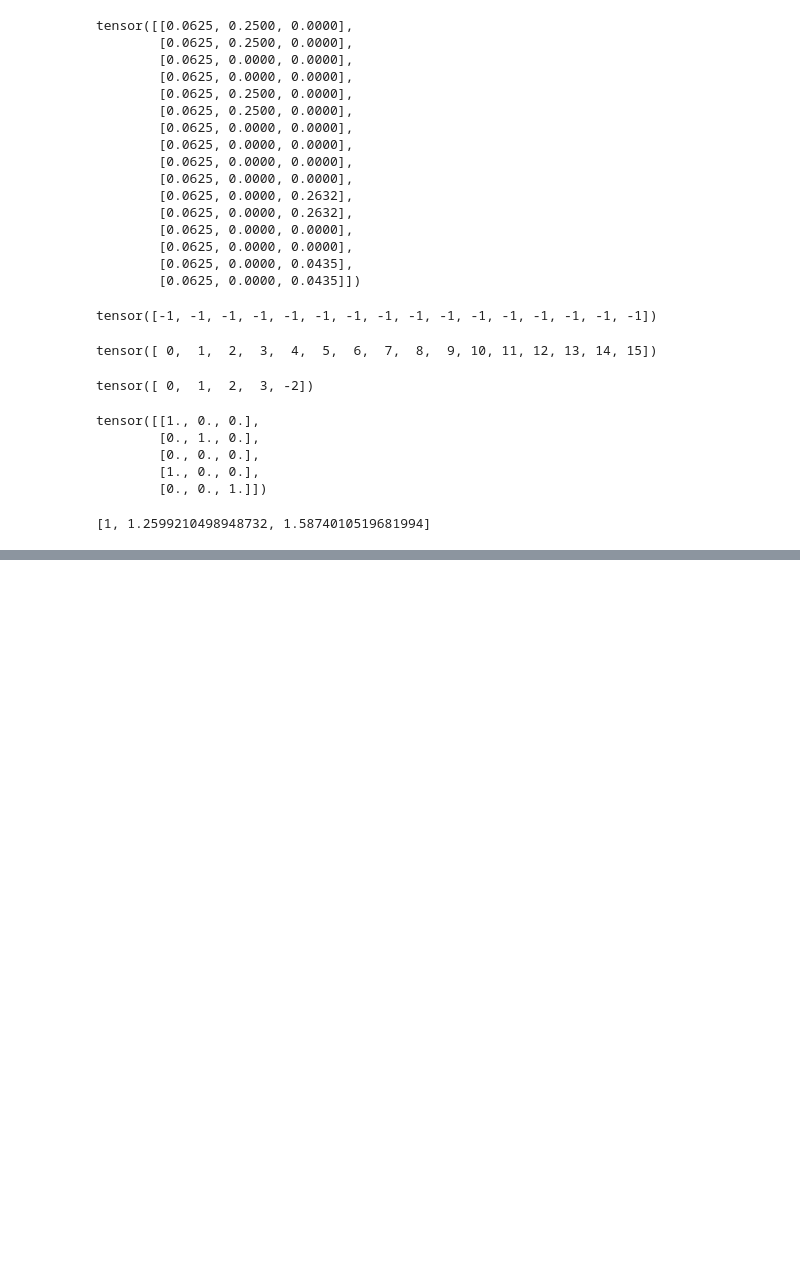
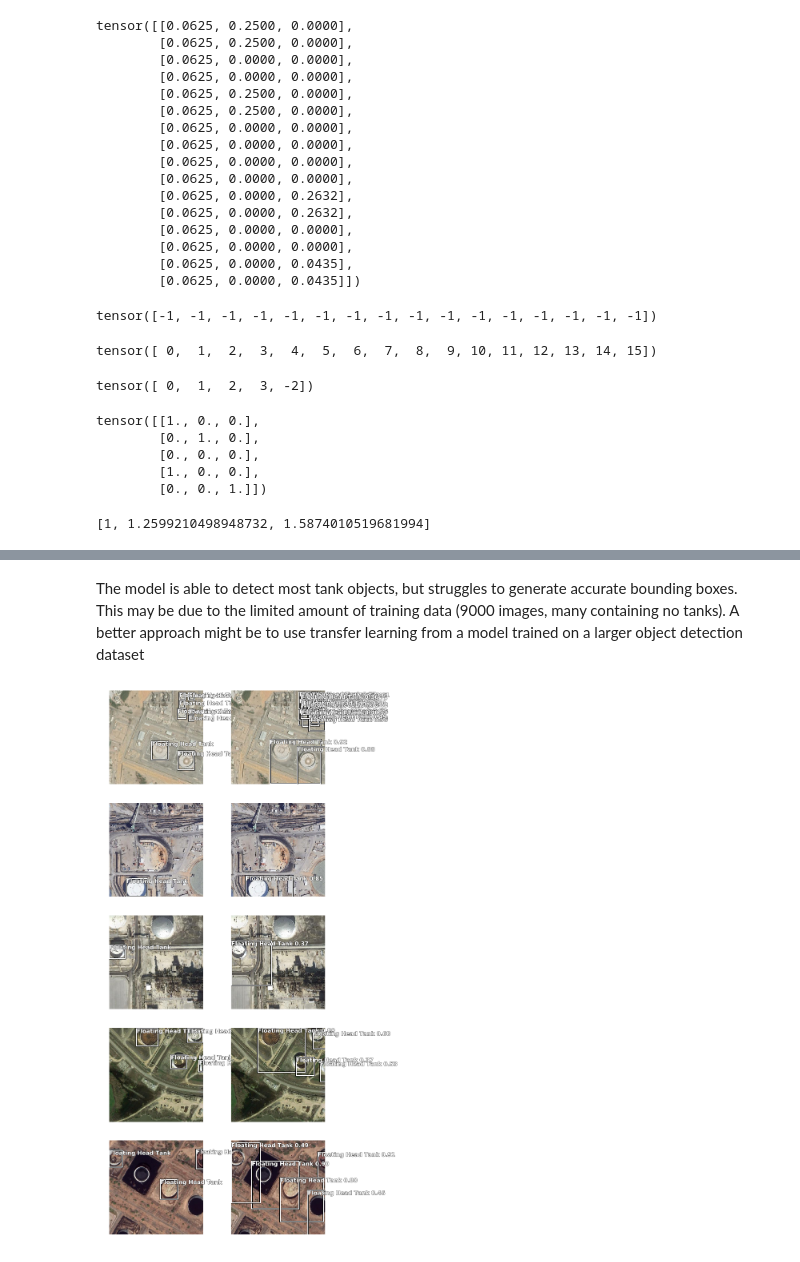
Before and after one commit to kheyer/Oil-Tank-Volume-Estimation, a Jupyter notebook: Object Detection.ipynb, the cells around one changed output, grey strips where cells are left out. Saved outputs shown, nothing was run; the diff lists cells and outputs as text; code cells hidden in the pictures; blank space fills up the shorter version.

Commit message:
object detection results

```diff
--- a/Object Detection.ipynb
+++ b/Object Detection.ipynb
@@ -447,0 +520,4 @@ learn = learn.split(retina_net_split)
+# %%
+img,target = next(iter(data.valid_dl))
+with torch.no_grad():
+    output = learn.model(img)
@@ -447,0 +580,44 @@ learn = learn.split(retina_net_split)
+# %%
+def process_output(output, i, detect_thresh=0.25):
+    clas_pred,bbox_pred,sizes = output[0][i], output[1][i], output[2]
+    anchors = create_anchors(sizes, ratios, scales).to(clas_pred.device)
+    bbox_pred = activ_to_bbox(bbox_pred, anchors)
+    clas_pred = torch.sigmoid(clas_pred)
+    detect_mask = clas_pred.max(1)[0] > detect_thresh
+    bbox_pred, clas_pred = bbox_pred[detect_mask], clas_pred[detect_mask]
+    bbox_pred = tlbr2cthw(torch.clamp(cthw2tlbr(bbox_pred), min=-1, max=1))
+    if clas_pred.numel() == 0: return [],[],[]
+    scores, preds = clas_pred.max(1)
+    return bbox_pred, scores, preds
+# %%
+def show_preds(img, output, idx, detect_thresh=0.25, classes=None, ax=None):
+    bbox_pred, scores, preds = process_output(output, idx, detect_thresh)
+    if len(scores) != 0:
+        to_keep = nms(bbox_pred, scores)
+        bbox_pred, preds, scores = bbox_pred[to_keep].cpu(), preds[to_keep].cpu(), scores[to_keep].cpu()
+        t_sz = torch.Tensor([*img.size])[None].float()
+        bbox_pred[:,:2] = bbox_pred[:,:2] - bbox_pred[:,2:]/2
+        bbox_pred[:,:2] = (bbox_pred[:,:2] + 1) * t_sz/2
+        bbox_pred[:,2:] = bbox_pred[:,2:] * t_sz
+        bbox_pred = bbox_pred.long()
+    if ax is None: _, ax = plt.subplots(1,1)
+    img.show(ax=ax)
+    for bbox, c, scr in zip(bbox_pred, preds, scores):
+        txt = str(c.item()) if classes is None else classes[c.item()+1]
+        draw_rect(ax, [bbox[1],bbox[0],bbox[3],bbox[2]], text=f'{txt} {scr:.2f}')
+# %%
+def show_results(learn, start=0, n=5, detect_thresh=0.35, figsize=(10,25)):
+    x,y = learn.data.one_batch(DatasetType.Valid, cpu=False)
+    with torch.no_grad():
+        z = learn.model.eval()(x)
+    _,axs = plt.subplots(n, 2, figsize=figsize)
+    for i in range(n):
+        img,bbox = learn.data.valid_ds[start+i]
+        img.show(ax=axs[i,0], y=bbox)
+        show_preds(img, z, start+i, detect_thresh=detect_thresh, classes=learn.data.classes, ax=axs[i,1])
+# %% [markdown]
+The model is able to detect most tank objects, but struggles to generate accurate bounding boxes. This may be due to the limited amount of training data (9000 images, many containing no tanks). A better approach might be to use transfer learning from a model trained on a larger object detection dataset
+# %%
+show_results(learn, start=0)
+# %% [output]
+[figure, added]
```
Also changed, not shown: parts of 24 cells of this notebook, 1 other file.
